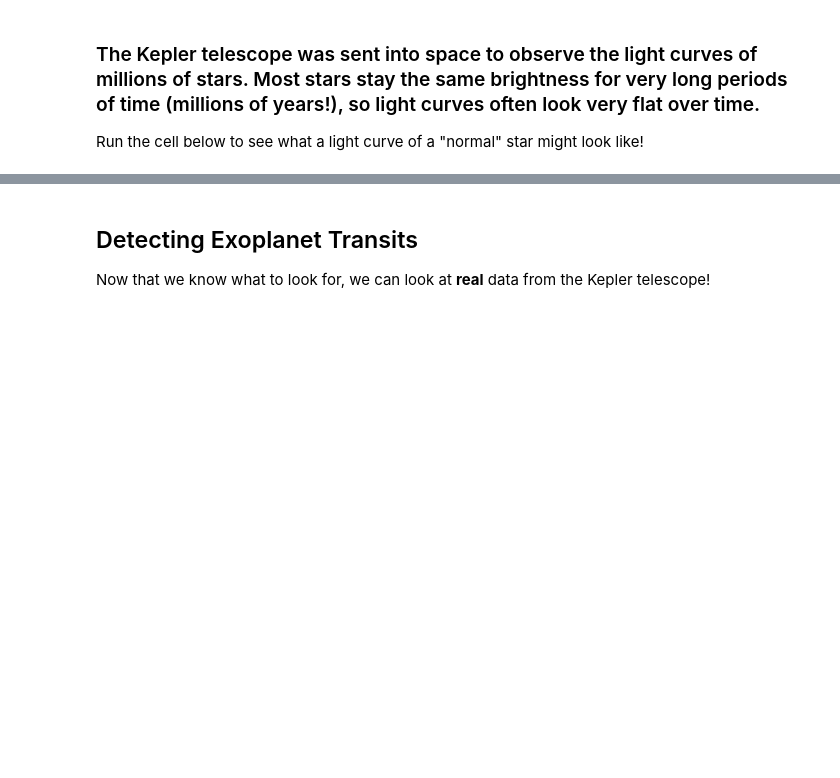
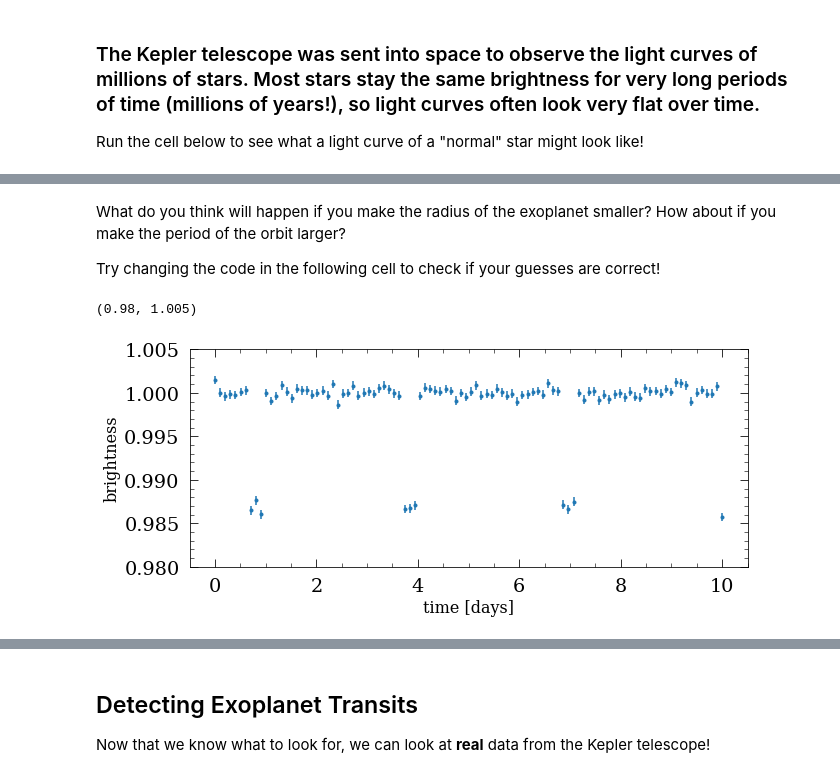
Before and after one commit to erinhay/outreach, a Jupyter notebook: IWD/IWD_transitingplanets.ipynb, the cells around one changed output, grey strips where cells are left out. Saved outputs shown, nothing was run; the diff lists cells and outputs as text; code cells hidden in the pictures; blank space fills up the shorter version.

```diff
--- a/IWD/IWD_transitingplanets.ipynb
+++ b/IWD/IWD_transitingplanets.ipynb
@@ -66,0 +134,23 @@ By observing stars and looking for dips in their brightnesses, astronomers can i
+# %% [markdown]
+What do you think will happen if you make the radius of the exoplanet smaller? How about if you make the period of the orbit larger?
+
+Try changing the code in the following cell to check if your guesses are correct!
+# %%
+plt.figure(figsize=(10,4))
+
+N_obs = 100
+times = np.linspace(0, 10, N_obs)
+
+exoplanet_radius = 80_000      #first, change the radius of the exoplanet so that its smaller than 80,000 km
+period_of_orbit = 3.1          #then, change the period of the orbit so that its larger than 3.6 days
+
+brightness, error = model(times, period_of_orbit, exoplanet_radius)
+
+plt.errorbar(times, brightness, yerr=error, ls='None', marker='.')
+
+plt.xlabel('time [days]')
+plt.ylabel('brightness')
+plt.ylim(0.98,1.005)
+# %% [output]
+(0.98, 1.005)
+[figure, added]
```
Also changed, not shown: parts of 16 cells of this notebook.
